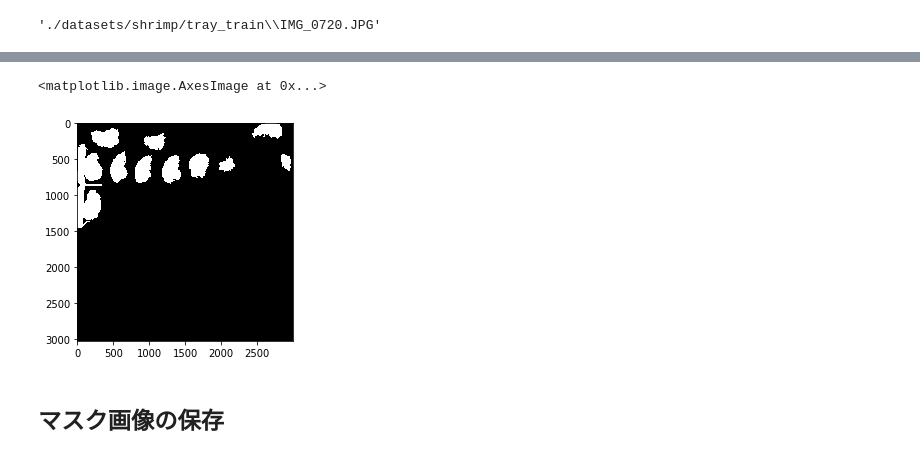
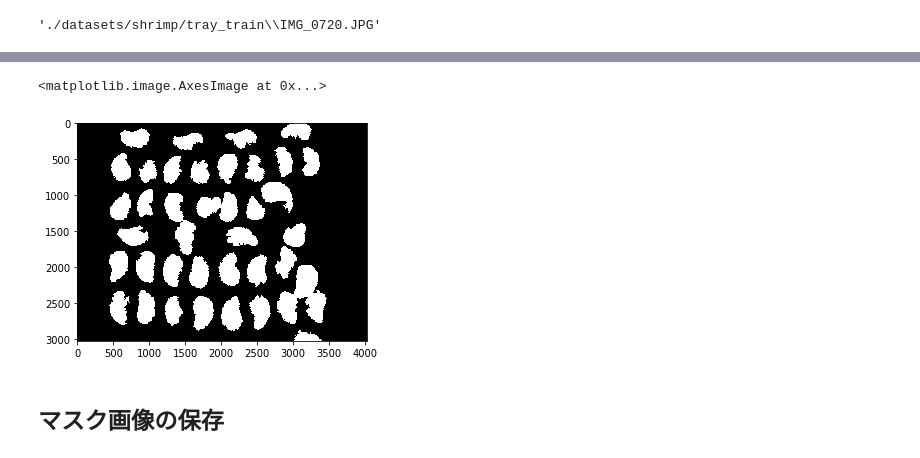
Before and after one commit to kargenk/fried_shrimp_detection, a Jupyter notebook: make_mask.ipynb, the cells around one changed output, grey strips where cells are left out. Saved outputs shown, nothing was run; the diff lists cells and outputs as text; code cells hidden in the pictures.

```diff
--- a/make_mask.ipynb
+++ b/make_mask.ipynb
@@ -145,0 +144,11 @@ plt.imshow(shrimp)
+# %%
+# 収縮の後に膨張(opening)させて背景領域中の白点の除去
+kernel = np.ones((12, 12), np.uint8)  # やや広めに取る
+opening = cv2.morphologyEx(mask_bin, cv2.MORPH_OPEN, kernel)
+# plt.imshow(opening, cmap='gray')
+
+# 膨張の後に収縮(closing)させて，前景領域中の黒点の除去
+closing = cv2.morphologyEx(opening, cv2.MORPH_CLOSE, kernel)
+plt.imshow(closing, cmap='gray')
+plt.xticks([])
+plt.yticks([])
@@ -149,20 +161,3 @@ plt.imshow(shrimp)
 images_path[0]
 # %% [output]
 './datasets/shrimp/tray_train\\IMG_0720.JPG'
-# %%
-img = load_img(images_path[0], gray=False)[:, 400:3400, :]
-red = img[:, :, 0]  # R成分のみ抽出
-# gray = cv2.cvtColor(img, cv2.COLOR_BGR2GRAY)
-
-# 大津の閾値処理
-thresh, bin_img = cv2.threshold(red, 0, 255, cv2.THRESH_BINARY + cv2.THRESH_OTSU)
-print('大津法の二値化によって自動で決定された閾値:', thresh)
-
-# ノイズ除去(opening: 収縮後に膨張)
-kernel = np.ones((3, 3), np.uint8)
-opening = cv2.morphologyEx(bin_img, cv2.MORPH_OPEN, kernel, iterations=2)
-
-plt.figure(figsize=(12, 4))
-plt.subplot(121); plt.imshow(bin_img, cmap='gray'); plt.title('Otsu')
-plt.subplot(122); plt.imshow(opening, cmap='gray'); plt.title('Opening: noise reduction')
-plt.show()
@@ -172,7 +164,9 @@ plt.show()
 # %%
 # 距離変換を行う(オブジェクトと背景の距離を出す)
-dist_transform = cv2.distanceTransform(opening, cv2.DIST_L2, 5)
+dist_transform = cv2.distanceTransform(closing, cv2.DIST_L2, 5)
 plt.imshow(dist_transform)
 plt.title('distance')
+plt.xticks([])
+plt.yticks([])
 plt.show()
 # %% [output]
@@ -180,6 +174,7 @@ plt.show()
 # %%
 # 膨張させて，明確な背景(sure background)情報を得る
-sure_bg = cv2.dilate(opening, kernel, iterations=2)
+kernel = np.ones((5, 5), np.uint8)
+sure_bg = cv2.dilate(closing, kernel, iterations=1)
 
 # 明確な前景(sure foreground)を出す
 ret, sure_fg = cv2.threshold(dist_transform, 0.5 * dist_transform.max(), 255, 0)
@@ -191,7 +186,10 @@ unknown = cv2.subtract(sure_bg, sure_fg)
 
 plt.figure(figsize=(12, 4))
 plt.subplot(131); plt.imshow(sure_bg, cmap='gray'); plt.title('sure background')
+plt.xticks([]); plt.yticks([])
 plt.subplot(132); plt.imshow(sure_fg, cmap='gray'); plt.title('sure foreground')
+plt.xticks([]); plt.yticks([])
 plt.subplot(133); plt.imshow(unknown, cmap='gray'); plt.title('unknown')
+plt.xticks([]); plt.yticks([])
 plt.show()
 # %% [output]
@@ -250,16 +251,16 @@ plt.imshow(img)
 # %%
 # マスク画像を生成
 height, width, _ = img.shape
 mask = np.zeros((height, width))  # 原型を作成
 
-for i in range(2, 14):            # 1は背景のため除外
+for i in range(2, 41):            # 1は背景のため除外
     mask[markers == i] = 255      # 領域部分を白に
 mask[markers == i] = 255          # -1も境界のため白に
 
 plt.imshow(mask, cmap='gray')
 # %% [output]
 <matplotlib.image.AxesImage at 0x...>
-[figure, old version]
+[figure, new version]
 # %% [markdown]
 ## マスク画像の保存
 # %%
```
Also changed, not shown: parts of 14 cells of this notebook.
